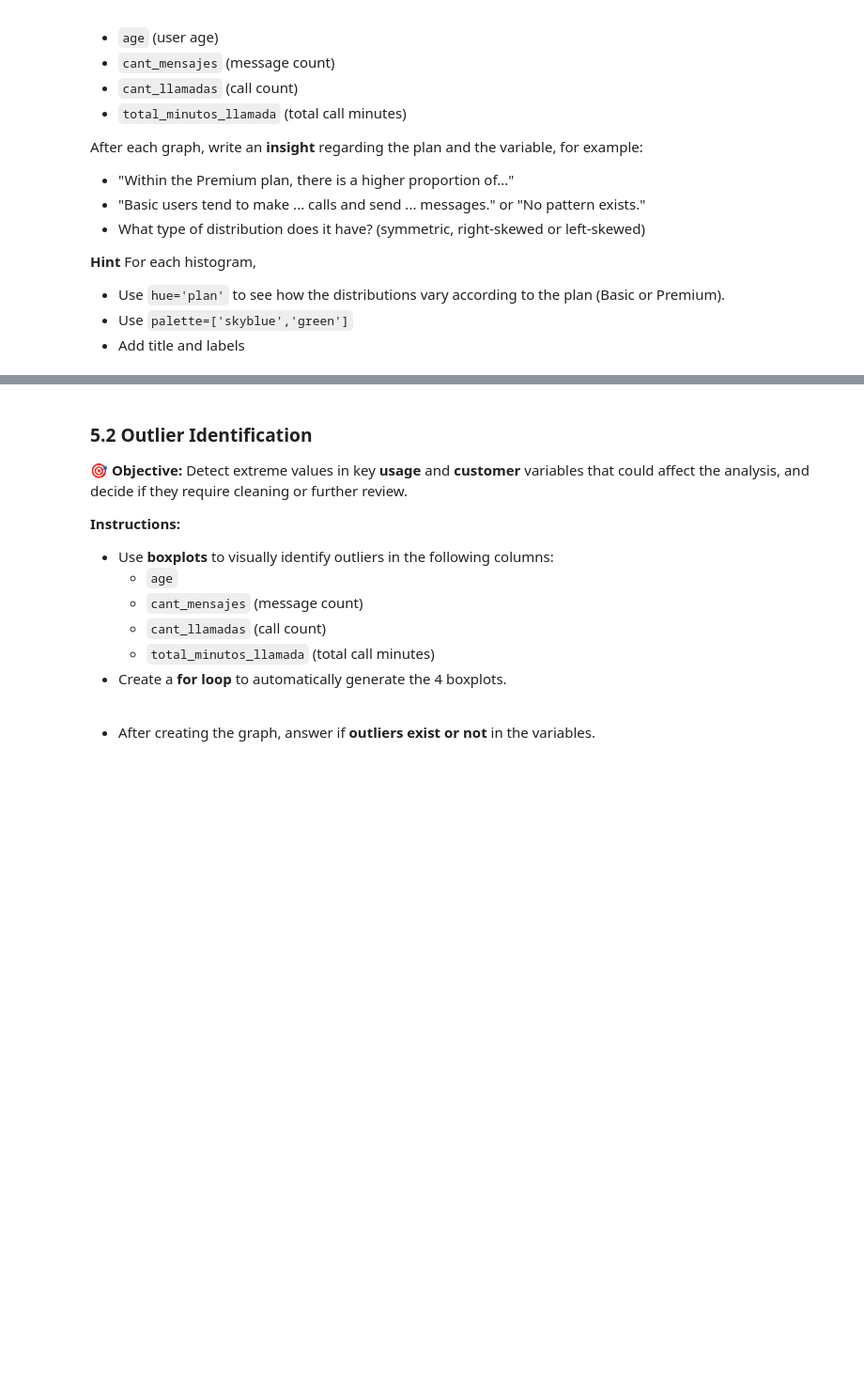
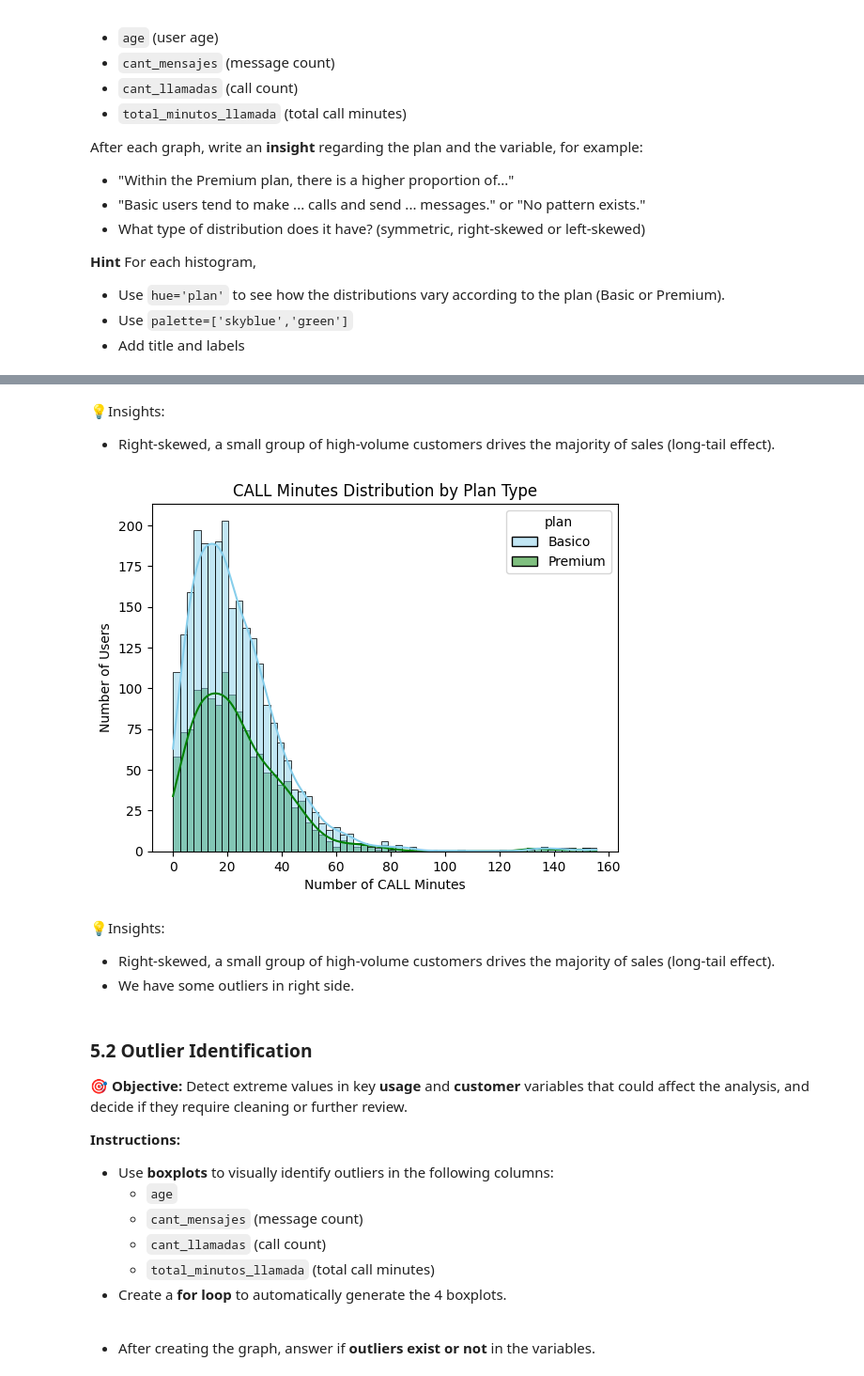
Before and after one commit to IngLuisGarcia17/S7-Project_ConnectaTel, a Jupyter notebook: Copia_de_S7_Project_ConnectaTel.ipynb, the cells around one changed output, grey strips where cells are left out. Shown at 94% size. Cells and saved outputs as stored; diff of their text form; code cells hidden in the pictures; blank space fills up the shorter version.

```diff
--- a/Copia_de_S7_Project_ConnectaTel.ipynb
+++ b/Copia_de_S7_Project_ConnectaTel.ipynb
@@ -358,3 +639,23 @@ NameError: name 'sns' is not defined
+# %% [markdown]
+💡Insights:
+- Right-skewed, a small group of high-volume customers drives the majority of sales (long-tail effect).
+# %%
+# Histogram to visualize total call minutes
+sns.histplot(data= user_profile,
+             x='call_minutes_count',
+             hue= 'plan',
+             palette= ['skyblue','green'],
+             kde= True)
+plt.title('CALL Minutes Distribution by Plan Type')
+plt.xlabel('Number of CALL Minutes')
+plt.ylabel('Number of Users')
+plt.show()
+# %% [output]
+[figure, added]
+# %% [markdown]
+💡Insights:
+- Right-skewed, a small group of high-volume customers drives the majority of sales (long-tail effect).
+- We have some outliers in right side.
 # %% [markdown]
 ### 5.2 Outlier Identification
 
```
Also changed, not shown: parts of 75 cells of this notebook.
